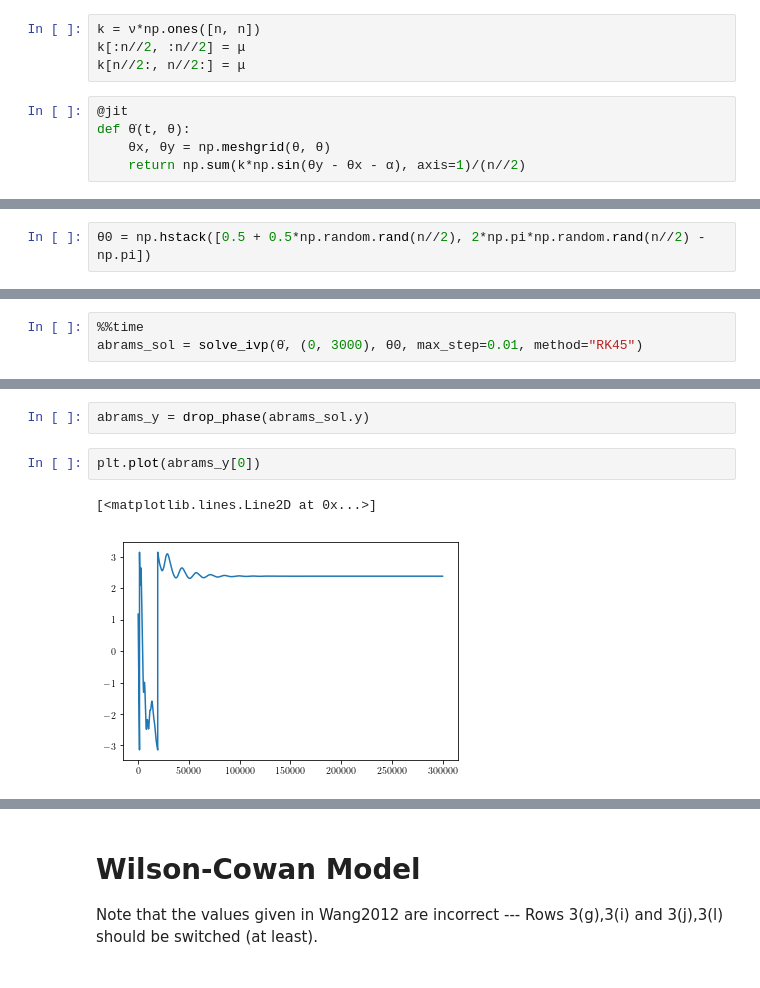
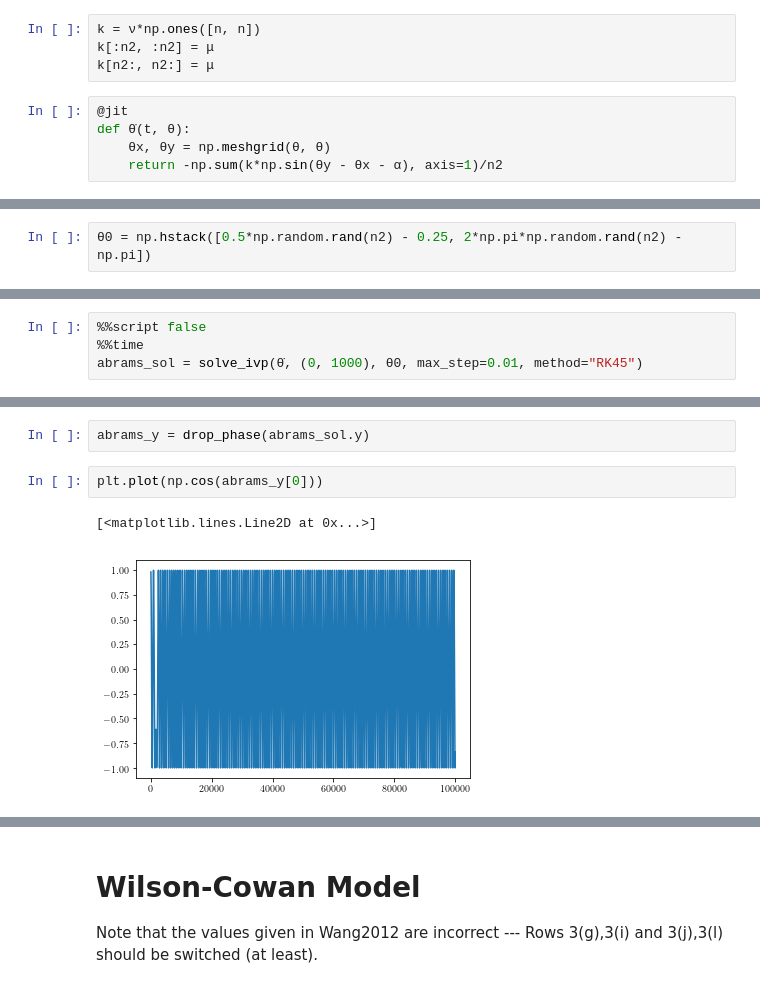
Before and after one commit to henmitch/chimera-2019, a Jupyter notebook: final/code/final.ipynb, the cells around one changed output, grey strips where cells are left out. Drawn from its saved outputs; the diff is of its cells as text.

```diff
--- a/final/code/final.ipynb
+++ b/final/code/final.ipynb
@@ -74,16 +79,16 @@ n = 2048
 # %%
 k = ν*np.ones([n, n])
-k[:n//2, :n//2] = μ
-k[n//2:, n//2:] = μ
+k[:n2, :n2] = μ
+k[n2:, n2:] = μ
 # %%
 @jit
 def θ̇(t, θ):
     θx, θy = np.meshgrid(θ, θ)
-    return np.sum(k*np.sin(θy - θx - α), axis=1)/(n//2)
+    return -np.sum(k*np.sin(θy - θx - α), axis=1)/n2
 # %%
 θ0 = 2*np.pi*np.random.random(n) - np.pi
 # %%
-θ0 = np.hstack([0.5 + 0.5*np.random.rand(n//2), 2*np.pi*np.random.rand(n//2) - np.pi])
+θ0 = np.hstack([0.5*np.random.rand(n2) - 0.25, 2*np.pi*np.random.rand(n2) - np.pi])
 # %%
 plt.plot(θ0)
 # %% [output]
@@ -92,4 +97,5 @@ plt.plot(θ0)
 # %%
+%%script false
 %%time
-abrams_sol = solve_ivp(θ̇, (0, 3000), θ0, max_step=0.01, method="RK45")
+abrams_sol = solve_ivp(θ̇, (0, 1000), θ0, max_step=0.01, method="RK45")
 # %% [output]
@@ -97,7 +104,7 @@ KeyboardInterrupt:
 # %%
 abrams_y = drop_phase(abrams_sol.y)
 # %%
-plt.plot(abrams_y[0])
+plt.plot(np.cos(abrams_y[0]))
 # %% [output]
 [<matplotlib.lines.Line2D at 0x...>]
-[figure, old version]
+[figure, new version]
```
Also changed, not shown: parts of 56 cells of this notebook.
